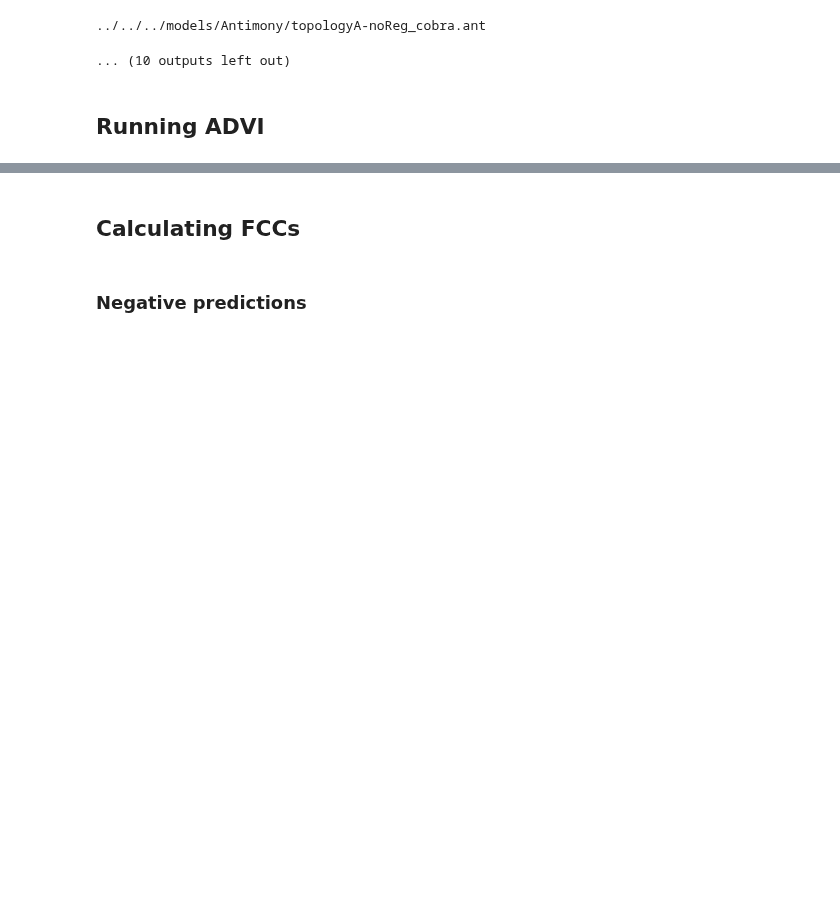
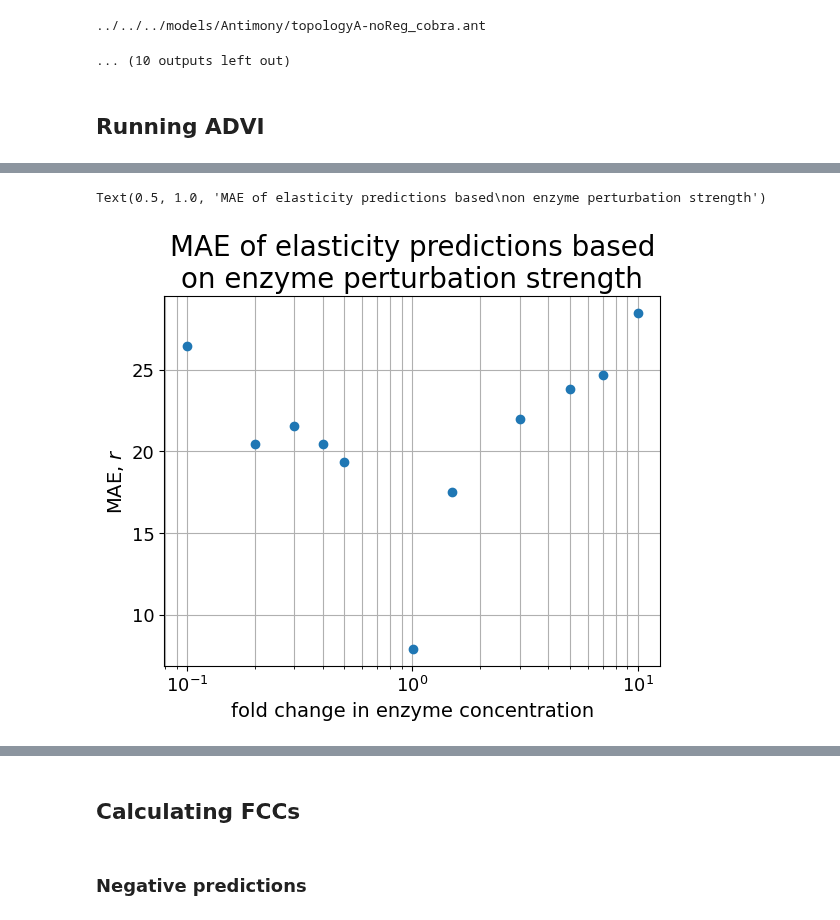
Before and after one commit to sys-bio/BMCA-pipeline, a Jupyter notebook: notebooks/topologyA/omitted_data/topologyA-omitEnzymes-noReg.ipynb, the cells around one changed output, grey strips where cells are left out. Saved outputs shown, nothing was run; the diff lists cells and outputs as text; code cells hidden in the pictures; blank space fills up the shorter version.

```diff
--- a/notebooks/topologyA/omitted_data/topologyA-omitEnzymes-noReg.ipynb
+++ b/notebooks/topologyA/omitted_data/topologyA-omitEnzymes-noReg.ipynb
@@ -303,0 +390,14 @@ med_et_advi_100 = np.median(et100, axis=0).transpose()
+# %%
+# print out MAE for each perturbation strength
+MAE = abs(elasticities_df.sub(elasticities_df['gt'], axis=0)).sum()
+
+plt.scatter(pt_levels, MAE[1:].values, zorder=10)
+plt.grid(True, which='both', axis='both', zorder=0)
+plt.xscale('log')
+plt.xlabel('fold change in enzyme concentration', size=14)
+plt.ylabel('MAE, $\it{r}$', size=14)
+plt.tick_params(axis='both', which='major', labelsize=13)
+plt.title("MAE of elasticity predictions based\non enzyme perturbation strength", size=20)
+# %% [output]
+Text(0.5, 1.0, 'MAE of elasticity predictions based\non enzyme perturbation strength')
+[figure, added]
```
Also changed, not shown: parts of 20 cells of this notebook, 53 other files.
